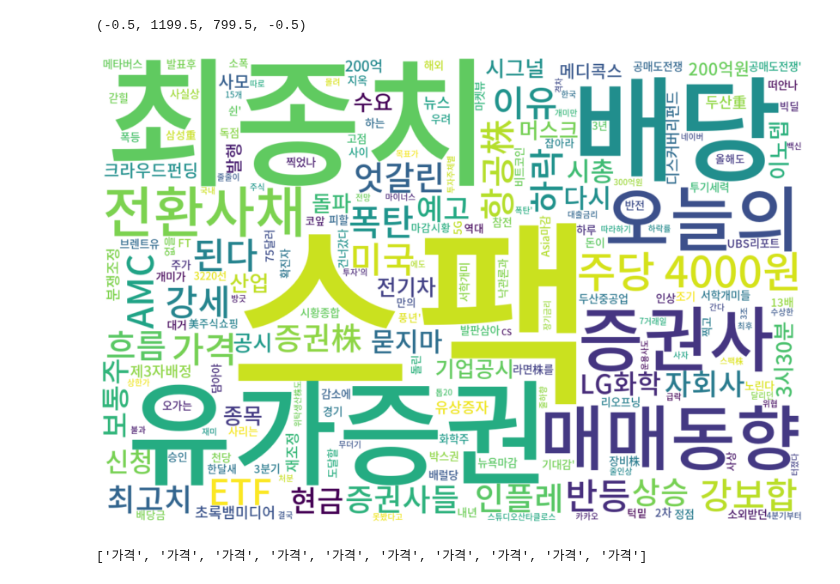
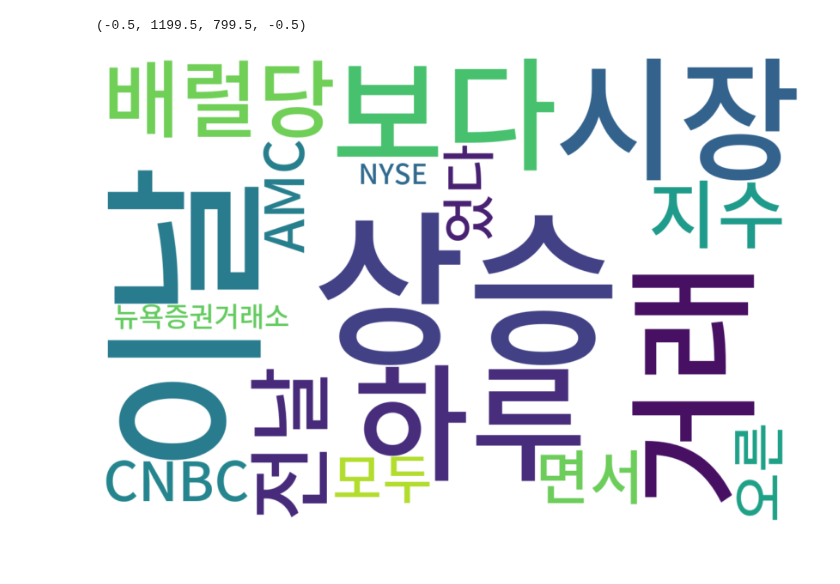
Before and after one commit to yeonghun00/stock-notes, a Jupyter notebook: News_Analysis.ipynb, the cells around one changed output. Cells and saved outputs as stored; diff of their text form; code cells hidden in the pictures.

```diff
--- a/News_Analysis.ipynb
+++ b/News_Analysis.ipynb
@@ -119,12 +120,0 @@ df
-# %%
-'''news = News()
-dic = {'Title':[], 'Subheading':[], 'Text':[]}
-
-for i in news.get_ranking(4):
-  title, subheading, text = news.get_article(i)
-  dic['Title'].append(title)
-  dic['Subheading'].append(subheading)
-  dic['Text'].append(text)
-
-df = pd.DataFrame.from_dict(dic)
-df'''
@@ -153,20 +141,55 @@ Archive:  NotoSansCJKkr-hinted.zip
   inflating: NotoSansMonoCJKkr-Bold.otf
   inflating: NotoSansMonoCJKkr-Regular.otf
   inflating: README
+# %%
+from konlpy.tag import Hannanum
+
+hannanum = Hannanum()
+text = hannanum.morphs(df['Text'][1])
+
+# 정제/정규화
+text = ([x for x in text if len(x) > 1])
+d = {i:text.count(i) for i in set(text) if text.count(i) > 1}
+text = ' '.join(d.keys())
+stop_words = ['있다', '기자', '다만', '등의', '것으로', '기대감', '기대감에', '특징주', '실적', '기대', '최대', '신영', '순매수', '상위종목', '6월', '2일', '마감', \
+              'ㄴ다', 'ㄴ다는', '기관', '외국인', '결정', '증시', '까지', '코스피', '었던', '하고', '으로', '따르', '었지만', '보이', '위하', '었다']
+wordcloud = WordCloud(stopwords = stop_words, \
+                      font_path='/usr/share/fonts/truetype/NotoSansCJKkr-Medium.otf', \
+                      background_color='white', \
+                      width=1200, height=800).generate(text)
+plt.figure(figsize=(18,10))
+plt.imshow(wordcloud, interpolation='bilinear')
+plt.axis("off")
+# %% [output]
+(-0.5, 1199.5, 799.5, -0.5)
+[figure, added]
 # %%
+# https://wikidocs.net/22530
+from konlpy.tag import Hannanum
 from wordcloud import WordCloud
 import matplotlib.pyplot as plt
 
-text = ' '.join(df['Title'].values)
-stop_words = ['있다', '기자', '다만', '등의', '것으로', '기대감', '기대감에', '특징주', '실적', '기대', '최대', '신영', '순매수', '상위종목', '6월', '2일', '마감', \
-              '코스닥', '규모', '기관', '외국인', '결정', '증시', '3일', '코스피', '급등', '개인', '신영증권']
-wordcloud = WordCloud(stopwords = stop_words, \
-                      font_path='/usr/share/fonts/truetype/NotoSansCJKkr-Medium.otf', \
-                      background_color='white', \
-                      width=1200, height=800).generate(text)
-plt.figure(figsize=(18,10))
-plt.imshow(wordcloud, interpolation='bilinear')
-plt.axis("off")
+class Analyser:
+  def __init__(self, df):
+    self.df = df
+
+  def get_tokenized(self, text):
+    hannanum = Hannanum()
+    return hannanum.morphs(text)
+
+  def get_cleaned(self, text):
+    text = ([x for x in text if len(x) > 1])
+    d = {i:text.count(i) for i in set(text) if text.count(i) > 1}
+    words = ' '.join(d.keys())
+    return words
+
+  def get_wordcloud(self, words):
+    stop_words = ['있다', '기자', '다만', '등의', '것으로', '기대감', '기대감에', '특징주', '실적', '기대', '최대', '신영', '순매수', '상위종목', '6월', '2일', '마감', \
+                  '코스닥', '규모', '기관', '외국인', '결정', '증시', '3일', '코스피', '급등', '개인', '신영증권']
+    wordcloud = WordCloud(stopwords = stop_words, \
+                          font_path='/usr/share/fonts/truetype/NotoSansCJKkr-Medium.otf', \
+                          background_color='white', \
+                          width=1200, height=800).generate(words)
+    plt.figure(figsize=(18,10))
+    plt.imshow(wordcloud, interpolation='bilinear')
+    plt.axis("off")
-# %% [output]
-(-0.5, 1199.5, 799.5, -0.5)
-[figure, removed]
@@ -197,4 +197,0 @@ def keyword_extractor(tagger, text):
-# %%
-print(keyword_extractor(hannanum, df['Text'][0]))
-# %% [output]
-['가격', '가격', '가격', '가격', '가격', '가격', '가격', '가격', '가격', '가격']
```
Also changed, not shown: parts of 12 cells of this notebook.
